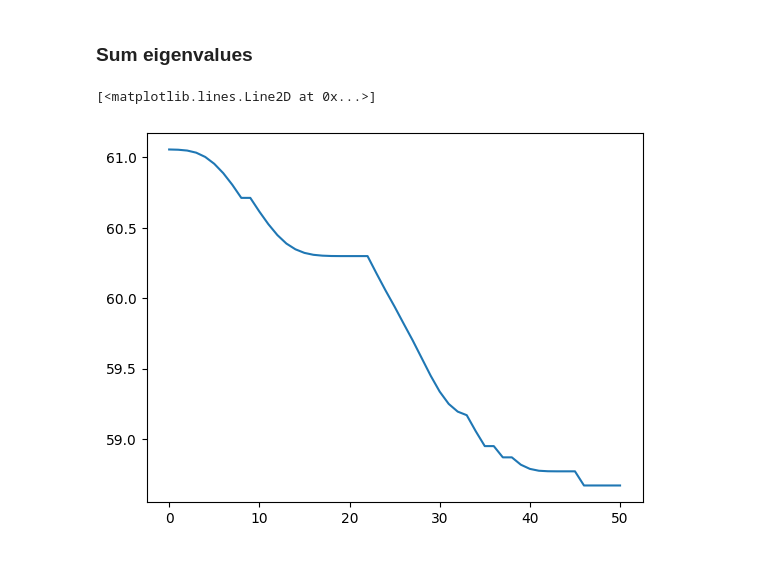
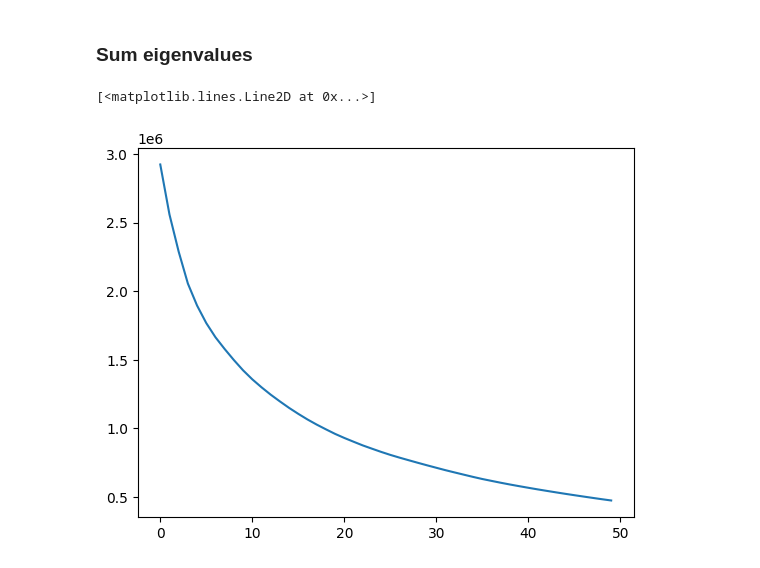
Before and after one commit to RobbeRDG/ann_and_dl_ex_sessions, a Jupyter notebook: es3/1_pca.ipynb, the cells around one changed output. Cells and saved outputs as stored; diff of their text form; code cells hidden in the pictures.

```diff
--- a/es3/1_pca.ipynb
+++ b/es3/1_pca.ipynb
@@ -435,8 +413,24 @@ for i in range(0,51):
+# %%
+# Compute the eigenvalues and eigenvectors of data
+eig_vals, eig_vecs = eig_cov(X)
+
+# Get the inidices that sort the eigenvalues from low to high
+idxs = torch.argsort(eig_vals, descending=False)
+
+# Sort the eigenvalues and eigenvectors using these indices
+sorted_eig_vals = eig_vals[idxs]
+sorted_eig_vecs = eig_vecs[idxs]
+# %%
+# Calculate the cumulative sum
+cum_sum = torch.cumsum(sorted_eig_vals, dim=0)
+
+nr_of_left_out = np.arange(0,784,1,dtype=int)[::-1]
+eig_values_sum = cum_sum.numpy()
 # %%
 # Plot the results
 fig, ax = plt.subplots()
 
-ax.plot(p_components, loss_values)
+ax.plot(nr_of_left_out[-50:], eig_values_sum[-50:])
 # %% [output]
 [<matplotlib.lines.Line2D at 0x...>]
-[figure, old version]
+[figure, new version]
```
Also changed, not shown: parts of 16 cells of this notebook, 4 other files.
